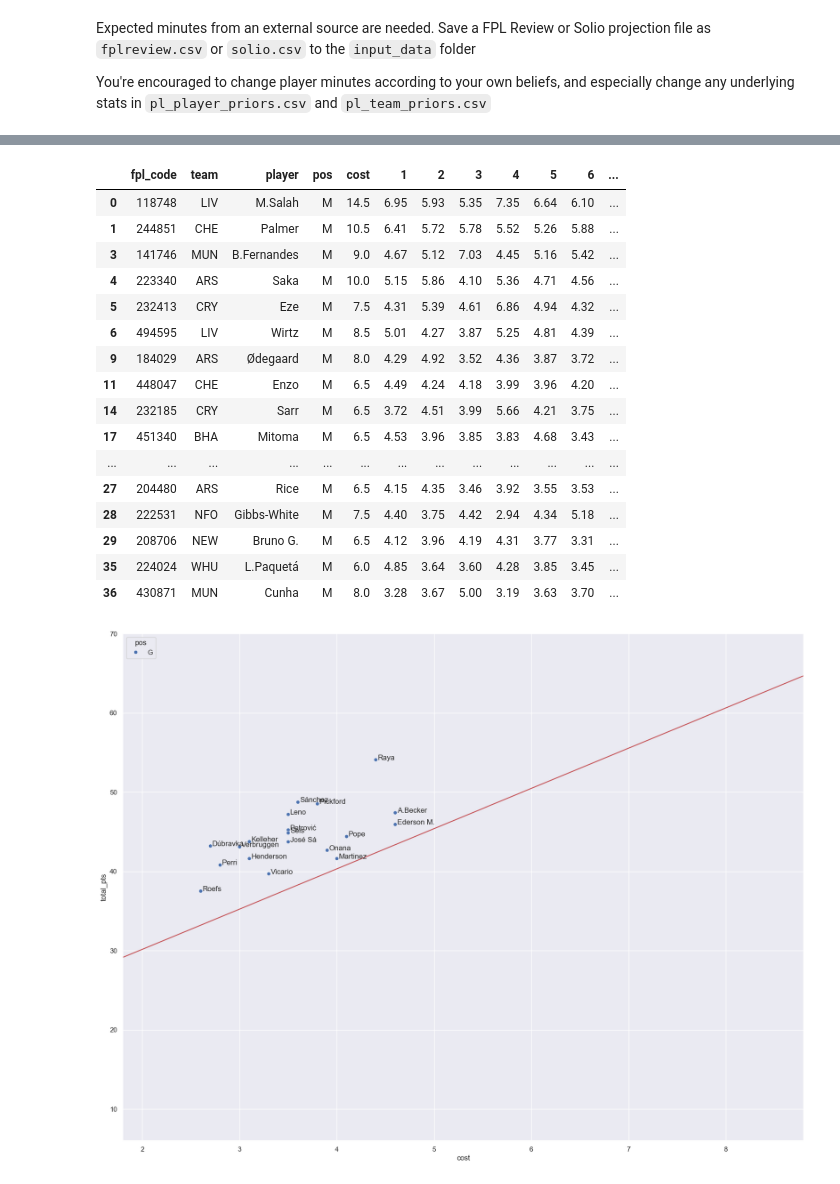
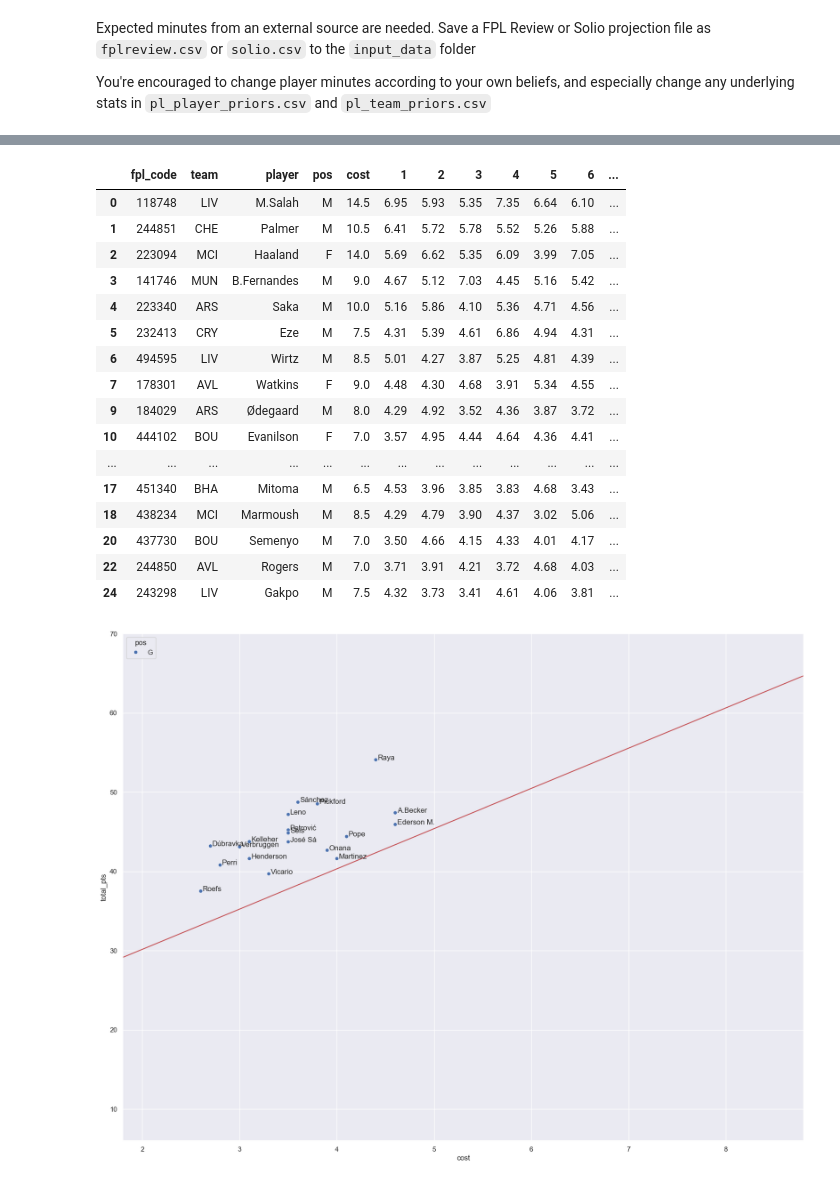
Before and after one commit to SamTroy/multi_ff_opt, a Jupyter notebook: run/run.ipynb, the cells around one changed output, grey strips where cells are left out. Drawn from its saved outputs; the diff is of its cells as text; code cells hidden in the pictures.

```diff
--- a/run/run.ipynb
+++ b/run/run.ipynb
@@ -1316,7 +1316,7 @@ def make_cap_matrix(format='cff', max_ev_diff = 1.5):
     return cap_matrix
 def red_line_viz(format='tff', pos_group=None):
 
-    sns.set(font_scale=1)
+    sns.set(font_scale=1.1)
     format = format.lower()
     df = pd.read_csv(f'../output/{format}_ev.csv')
 
@@ -1361,7 +1361,7 @@ def red_line_viz(format='tff', pos_group=None):
     return
 
 def preview_ev_df(format='tff', pos_group=None, team_group=None, n_rows=20):
-
+    pos_group = [x.upper() for x in pos_group]
     format = format.lower()
     df = pd.read_csv(f'../output/{format}_ev.csv')
 
@@ -1451,23 +1384,23 @@ FANTEAM
 # %%
-preview_ev_df(format='fpl', pos_group=['M'], team_group=None, n_rows=20)
+preview_ev_df(format='fpl', pos_group=['m', 'f'], team_group=None, n_rows=20)
 # %% [output]
 |  | fpl_code | team | player | pos | cost | 1 | 2 | 3 | 4 | 5 | 6 | ... |
 | 0 | 118748 | LIV | M.Salah | M | 14.5 | 6.95 | 5.93 | 5.35 | 7.35 | 6.64 | 6.10 | ... |
 | 1 | 244851 | CHE | Palmer | M | 10.5 | 6.41 | 5.72 | 5.78 | 5.52 | 5.26 | 5.88 | ... |
+| 2 | 223094 | MCI | Haaland | F | 14.0 | 5.69 | 6.62 | 5.35 | 6.09 | 3.99 | 7.05 | ... |
 | 3 | 141746 | MUN | B.Fernandes | M | 9.0 | 4.67 | 5.12 | 7.03 | 4.45 | 5.16 | 5.42 | ... |
-| 4 | 223340 | ARS | Saka | M | 10.0 | 5.15 | 5.86 | 4.10 | 5.36 | 4.71 | 4.56 | ... |
-| 5 | 232413 | CRY | Eze | M | 7.5 | 4.31 | 5.39 | 4.61 | 6.86 | 4.94 | 4.32 | ... |
+| 4 | 223340 | ARS | Saka | M | 10.0 | 5.16 | 5.86 | 4.10 | 5.36 | 4.71 | 4.56 | ... |
+| 5 | 232413 | CRY | Eze | M | 7.5 | 4.31 | 5.39 | 4.61 | 6.86 | 4.94 | 4.31 | ... |
 | 6 | 494595 | LIV | Wirtz | M | 8.5 | 5.01 | 4.27 | 3.87 | 5.25 | 4.81 | 4.39 | ... |
+| 7 | 178301 | AVL | Watkins | F | 9.0 | 4.48 | 4.30 | 4.68 | 3.91 | 5.34 | 4.55 | ... |
 | 9 | 184029 | ARS | Ødegaard | M | 8.0 | 4.29 | 4.92 | 3.52 | 4.36 | 3.87 | 3.72 | ... |
-| 11 | 448047 | CHE | Enzo | M | 6.5 | 4.49 | 4.24 | 4.18 | 3.99 | 3.96 | 4.20 | ... |
-| 14 | 232185 | CRY | Sarr | M | 6.5 | 3.72 | 4.51 | 3.99 | 5.66 | 4.21 | 3.75 | ... |
+| 10 | 444102 | BOU | Evanilson | F | 7.0 | 3.57 | 4.95 | 4.44 | 4.64 | 4.36 | 4.41 | ... |
+| ... | ... | ... | ... | ... | ... | ... | ... | ... | ... | ... | ... | ... |
 | 17 | 451340 | BHA | Mitoma | M | 6.5 | 4.53 | 3.96 | 3.85 | 3.83 | 4.68 | 3.43 | ... |
-| ... | ... | ... | ... | ... | ... | ... | ... | ... | ... | ... | ... | ... |
-| 27 | 204480 | ARS | Rice | M | 6.5 | 4.15 | 4.35 | 3.46 | 3.92 | 3.55 | 3.53 | ... |
-| 28 | 222531 | NFO | Gibbs-White | M | 7.5 | 4.40 | 3.75 | 4.42 | 2.94 | 4.34 | 5.18 | ... |
-| 29 | 208706 | NEW | Bruno G. | M | 6.5 | 4.12 | 3.96 | 4.19 | 4.31 | 3.77 | 3.31 | ... |
-| 35 | 224024 | WHU | L.Paquetá | M | 6.0 | 4.85 | 3.64 | 3.60 | 4.28 | 3.85 | 3.45 | ... |
-| 36 | 430871 | MUN | Cunha | M | 8.0 | 3.28 | 3.67 | 5.00 | 3.19 | 3.63 | 3.70 | ... |
+| 18 | 438234 | MCI | Marmoush | M | 8.5 | 4.29 | 4.79 | 3.90 | 4.37 | 3.02 | 5.06 | ... |
+| 20 | 437730 | BOU | Semenyo | M | 7.0 | 3.50 | 4.66 | 4.15 | 4.33 | 4.01 | 4.17 | ... |
+| 22 | 244850 | AVL | Rogers | M | 7.0 | 3.71 | 3.91 | 4.21 | 3.72 | 4.68 | 4.03 | ... |
+| 24 | 243298 | LIV | Gakpo | M | 7.5 | 4.32 | 3.73 | 3.41 | 4.61 | 4.06 | 3.81 | ... |
 # %%
 red_line_viz(format='tff', pos_group='g')
 # %% [output]
```
Also changed, not shown: parts of 1 cell of this notebook, 6 other files.
